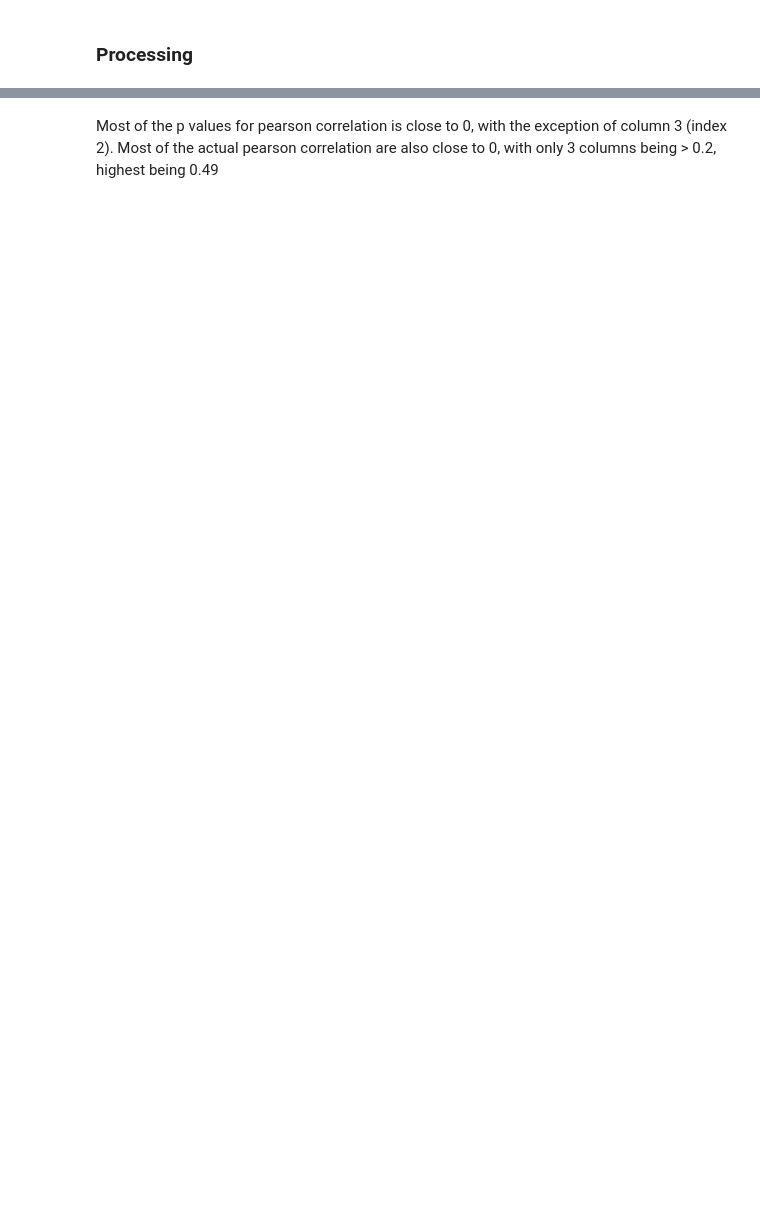
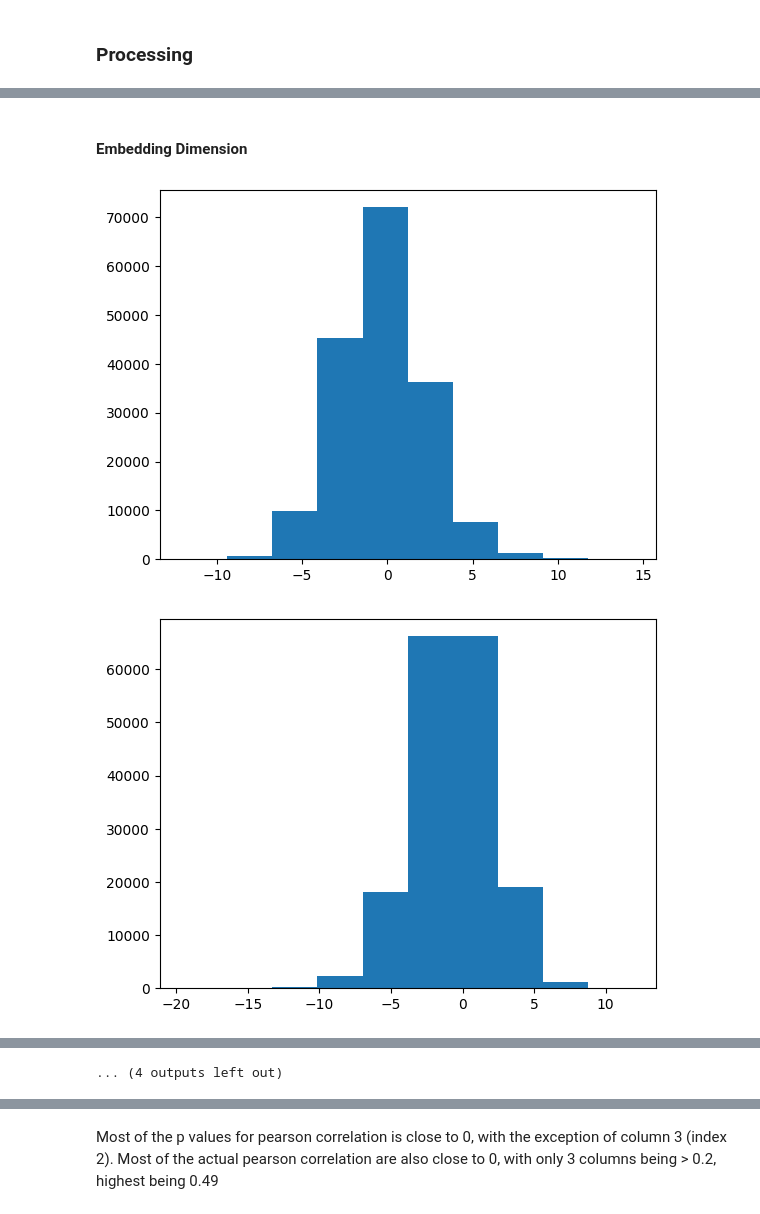
Before and after one commit to snikenbusper/slay-the-spire-defect-card-drafting, a Jupyter notebook: Analysis.ipynb, the cells around one changed output, grey strips where cells are left out. Cells and saved outputs as stored; diff of their text form; code cells hidden in the pictures; blank space fills up the shorter version.

```diff
--- a/Analysis.ipynb
+++ b/Analysis.ipynb
@@ -716,0 +730,9 @@ Average Test Loss: 0.067833
+# %% [markdown]
+#### Embedding Dimension
+# %%
+for i in range(16):
+    plt.hist(auto_encoded_df.iloc[:, i])
+    plt.show()
+# %% [output]
+[figure, added]
+[figure, added]
@@ -717,3 +749,4 @@ Average Test Loss: 0.067833
+... (4 outputs left out)
 # %%
 for i in range(16):
     print(stat.pearsonr(auto_encoded_df.iloc[:, i], auto_encoded_df.iloc[:, 18]))
```
Also changed, not shown: parts of 19 cells of this notebook, 1 other file.
